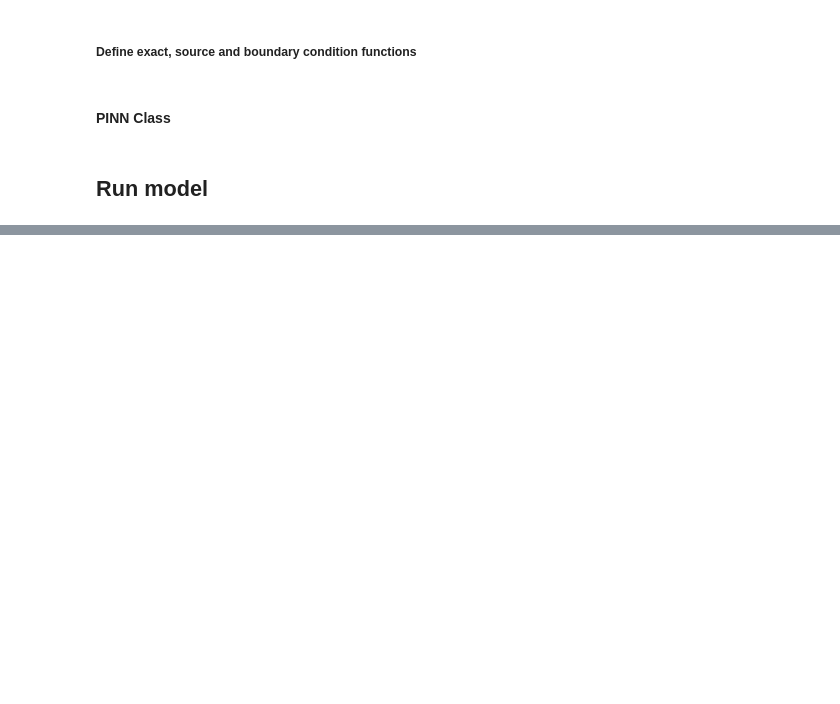
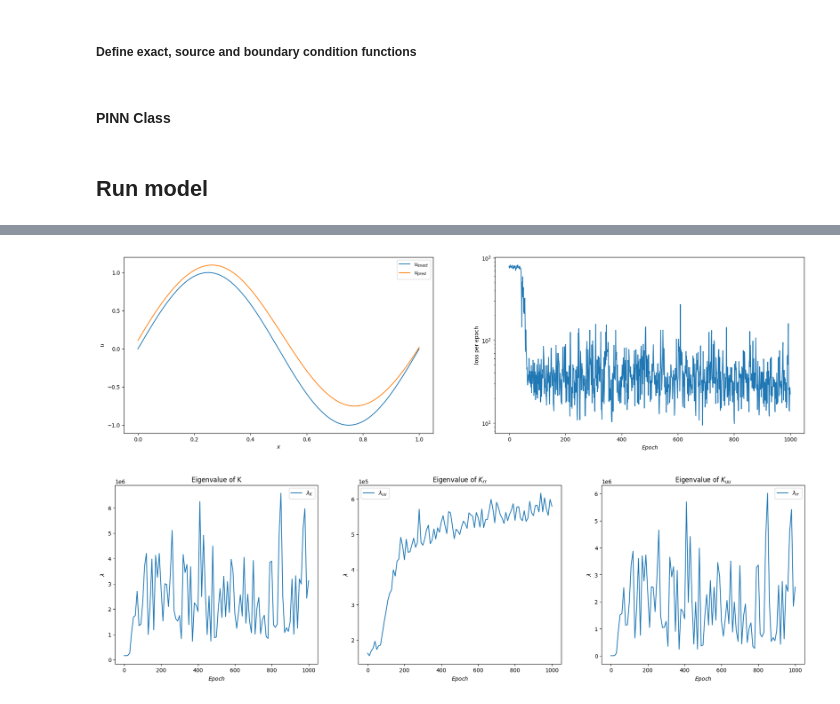
Before and after one commit to ikbenali/ReproducibilityProject_DL, a Jupyter notebook: Poisson1DNTK.ipynb, the cells around one changed output, grey strips where cells are left out. Cells and saved outputs as stored; diff of their text form; code cells hidden in the pictures; blank space fills up the shorter version.

```diff
--- a/Poisson1DNTK.ipynb
+++ b/Poisson1DNTK.ipynb
@@ -317,7 +317,7 @@ XTrain       = DataLoader(X, Nr ,sampler=rand_sampler)
 
 size          = len(XTrain.dataset)
 learning_rate = 1e-3
-epochs        = int(10e3)
+epochs        = int(1000)
 
 loss_fn   = nn.MSELoss()
 optimizer = optim.SGD
@@ -345,7 +345,7 @@ eig_K_uu     = []
 eig_K_rr     = []
 
 # Auto Mixed Precision settings
-use_amp = True
+use_amp = False
 scaler  = torch.cuda.amp.GradScaler(enabled=use_amp)
 
 for epoch in range(epochs+1):
@@ -386,6 +386,10 @@ for epoch in range(epochs+1):
             ## Backward step
             net.backward(x, U, fx, gx)
             epoch_loss += net.loss.item()
+            if i == len(XTrain) - 1:
+                x_prime  = x.clone()
+                U_prime  = U.clone()
+
 
 
         # Do optimisation step
@@ -396,16 +400,13 @@ for epoch in range(epochs+1):
         # END Batch loop
 
     # Compute NTK
-    if epoch > 1:
+    if epoch > 0:
         if (epoch % compute_NTK_interval == 0 or epoch == epochs - 1) and compute_NTK:
             net.compute_NTK(x, x_prime, U, U_prime)
             if store_NTK:
                 eig_K.append(net.lambda_K.item())
                 eig_K_uu.append(net.lambda_uu.item())
                 eig_K_rr.append(net.lambda_rr.item())
-        else:
-            x_prime  = x.clone()
-            U_prime  = U.clone()
 
     train_losses.append(epoch_loss / len(XTrain))
 
@@ -423,33 +439,38 @@ u_exact = u_exact.cpu().detach().numpy()
 u_pred  = u_pred.cpu().detach().numpy()
 
 ### PLOT Prediction accuracy and training loss
 
 fig, axs = plt.subplots(1,2, figsize=(23,6))
 
 # predict
 axs[0].plot(xplot, u_exact, label='$u_{exact}$')
 axs[0].plot(xplot, u_pred, label='$u_{pred}$')
 axs[0].legend()
 axs[0].set_ylabel(r'$u$')
 axs[0].set_xlabel(r'$x$')
 
 
 axs[1].semilogy(train_losses)
 axs[1].set_ylabel(r'loss per epoch')
 axs[1].set_xlabel(r'$Epoch$')
 
 
 ### PLOT Eigenvalue of NTK matrices
 fig, axs = plt.subplots(1,3, figsize=(23,6))
 
-axs[0].plot(eig_K,      label=r'$\lambda_{K}$');     axs[0].set_title('Eigenvalue of K')
-axs[1].plot(eig_K_uu,   label=r'$\lambda_{uu}$');    axs[1].set_title('Eigenvalue of {}'.format(r"$K_{rr}$"))
-axs[2].plot(eig_K_rr,   label=r'$\lambda_{rr}$');    axs[2].set_title('Eigenvalue of {}'.format(r"$K_{uu}$"))
+NTK_index = torch.arange(0, epochs+compute_NTK_interval, compute_NTK_interval)
+
+axs[0].plot(NTK_index, eig_K,      label=r'$\lambda_{K}$');     axs[0].set_title('Eigenvalue of K')
+axs[1].plot(NTK_index, eig_K_uu,   label=r'$\lambda_{uu}$');    axs[1].set_title('Eigenvalue of {}'.format(r"$K_{rr}$"))
+axs[2].plot(NTK_index, eig_K_rr,   label=r'$\lambda_{rr}$');    axs[2].set_title('Eigenvalue of {}'.format(r"$K_{uu}$"))
 
 for ax in axs:
     ax.legend()
     ax.ticklabel_format(axis='y', style='sci', scilimits=(0,0))
     ax.set_ylabel(r'$\lambda$')
     ax.set_xlabel(r'$Epoch$')
 
 plt.show()
+# %% [output]
+[figure, added]
+[figure, added]
```
Also changed, not shown: parts of 1 cell of this notebook.
